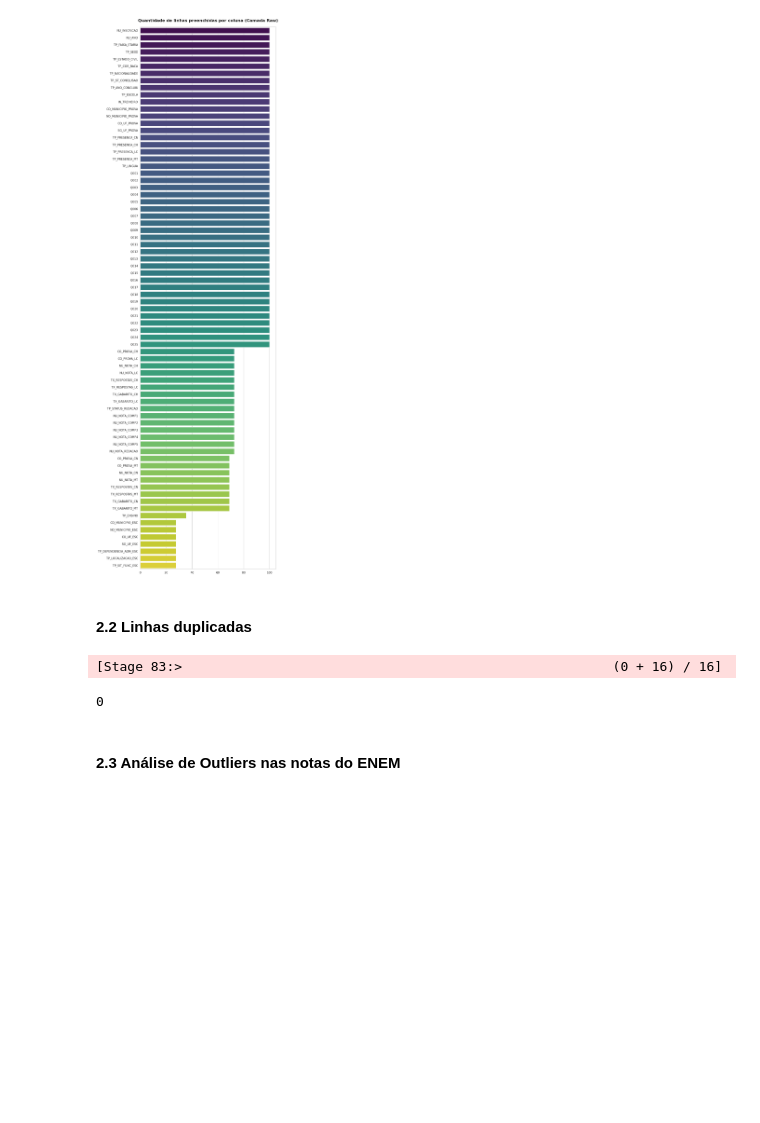
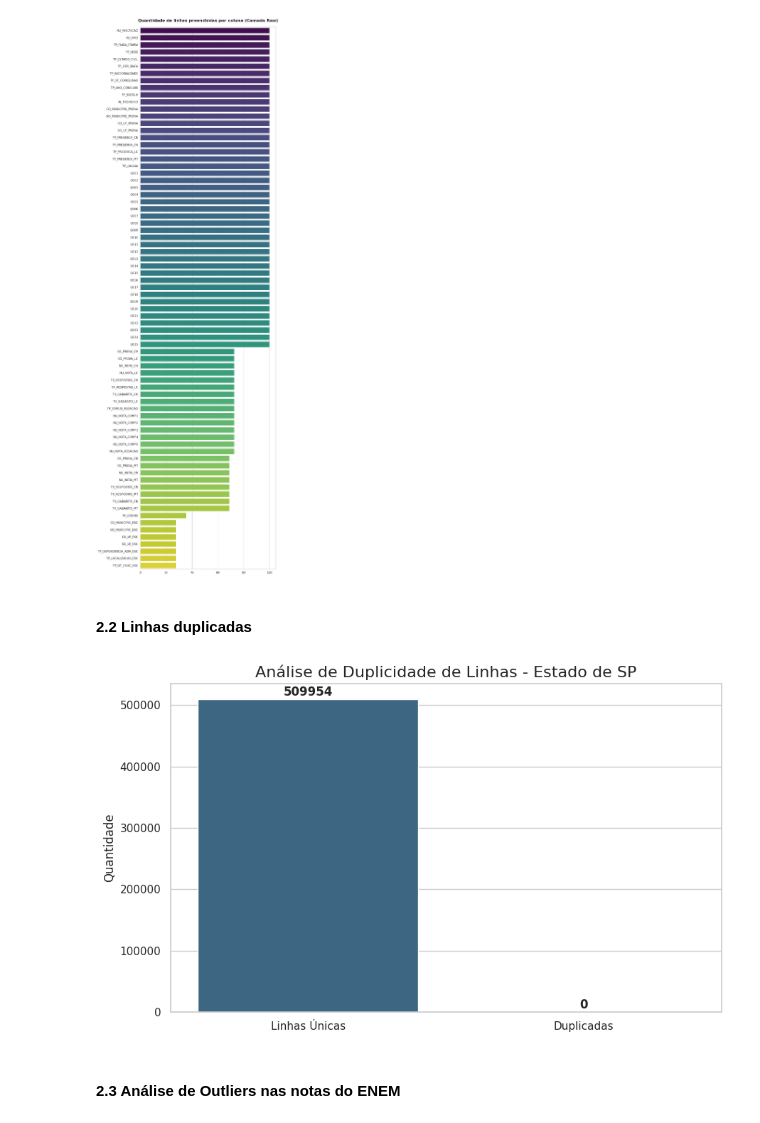
Before and after one commit to Caiomesvie/SDBD2---INEP, a Jupyter notebook: raw/analytcs.ipynb, the cells around one changed output. Drawn from its saved outputs; the diff is of its cells as text; code cells hidden in the pictures; blank space fills up the shorter version.

Commit message:
Adicionando grafico para linhas duplicadas

```diff
--- a/raw/analytcs.ipynb
+++ b/raw/analytcs.ipynb
@@ -166,15 +176,27 @@ Passing `palette` without assigning `hue` is deprecated and will be removed in v
 [figure]
 # %% [markdown]
 #### 2.2 Linhas duplicadas
-# %%
-total_linhas_unicas = estado_SP.count()
-
-total_duplicados = estado_SP.count() - total_linhas_unicas
-
-print(total_duplicados)
-# %% [output]
-[Stage 83:>                                                       (0 + 16) / 16]
-0
+# %%
+total_linhas = estado_SP.count()
+total_linhas_unicas = estado_SP.distinct().count()
+total_duplicados = total_linhas - total_linhas_unicas
+
+# Dados para o gráfico
+categorias = ['Linhas Únicas', 'Duplicadas']
+valores = [total_linhas_unicas, total_duplicados]
+
+plt.figure(figsize=(10, 6))
+ax = sns.barplot(x=categorias, y=valores, hue=categorias, palette='viridis', legend=False)
+
+# Adicionando os valores nas barras
+for i, v in enumerate(valores):
+    ax.text(i, v + (max(valores)*0.01), str(v), ha='center', fontweight='bold')
+
+plt.title('Análise de Duplicidade de Linhas - Estado de SP', fontsize=16)
+plt.ylabel('Quantidade')
+plt.show()
+# %% [output]
+[figure, added]
 # %% [markdown]
 #### 2.3 Análise de Outliers nas notas do ENEM
 # %%
```
Also changed, not shown: parts of 2 cells of this notebook.
